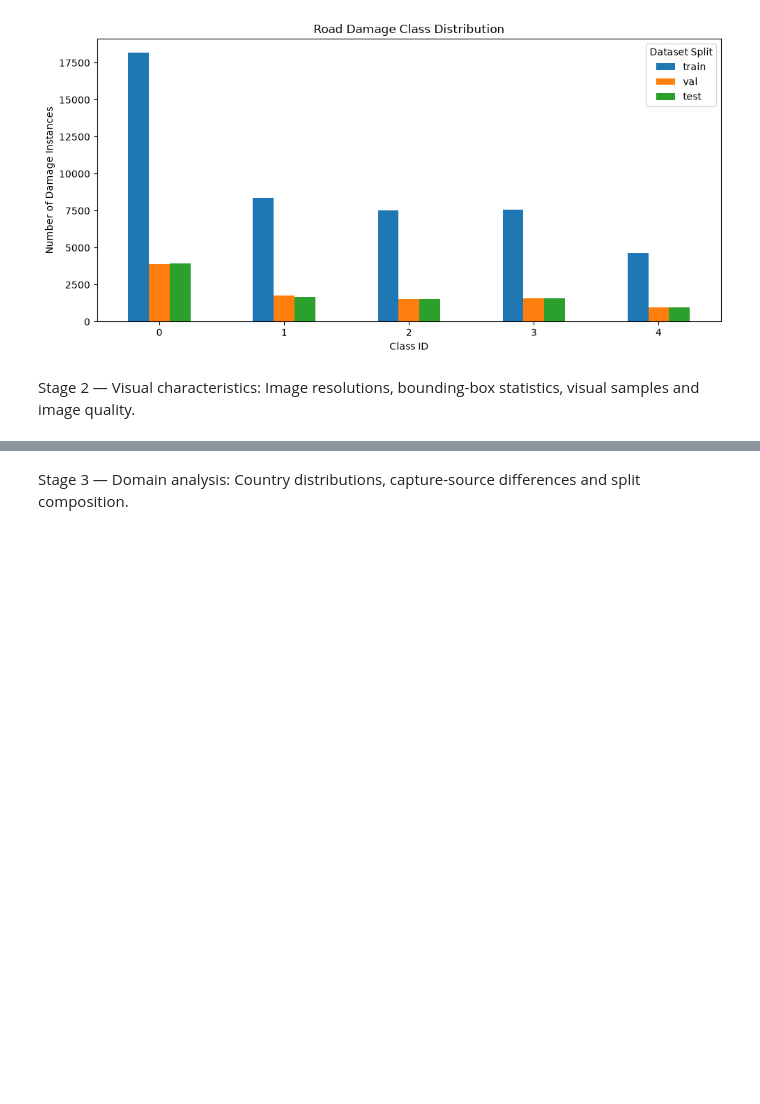
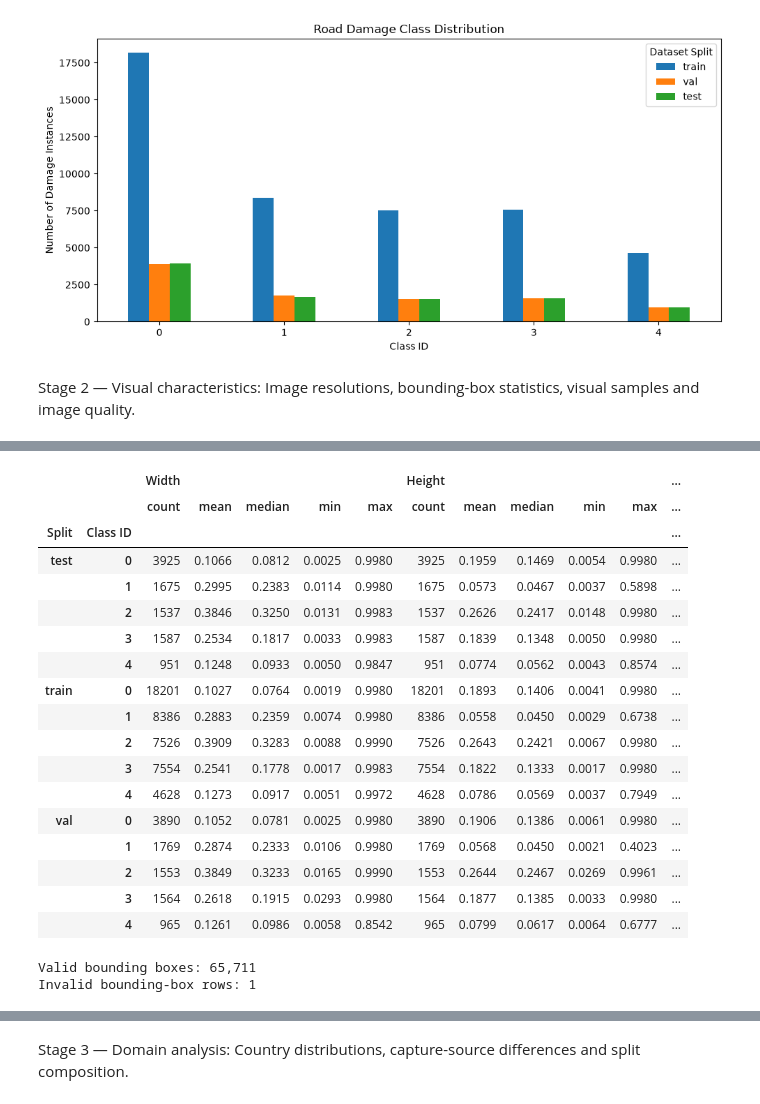
Before and after one commit to dinukadilshan03/RoadLens, a Jupyter notebook: ml/c1/notebooks/data_exploration.ipynb, the cells around one changed output, grey strips where cells are left out. Cells and saved outputs as stored; diff of their text form; code cells hidden in the pictures; blank space fills up the shorter version.

```diff
--- a/ml/c1/notebooks/data_exploration.ipynb
+++ b/ml/c1/notebooks/data_exploration.ipynb
@@ -126,0 +223,51 @@ Image resolutions, bounding-box statistics, visual samples and image quality.
+# %%
+bbox_rows = []
+invalid_annotations = []
+for split in SPLITS:
+    for label_path in sorted((DATASET_PATH / split / "labels").glob("*.txt")):
+        for line_number, line in enumerate(label_path.read_text(encoding="utf-8").splitlines(), 1):
+            parts = line.strip().split()
+            if not parts:
+                continue
+            try:
+                class_id, x_center, y_center, box_width, box_height = map(float, parts[:5])
+            except (ValueError, IndexError):
+                invalid_annotations.append((split, label_path.name, line_number, line))
+                continue
+            if not (0 <= x_center <= 1 and 0 <= y_center <= 1 and 0 < box_width <= 1 and 0 < box_height <= 1):
+                invalid_annotations.append((split, label_path.name, line_number, line))
+                continue
+            bbox_rows.append({
+                "Split": split,
+                "Class ID": int(class_id),
+                "Width": box_width,
+                "Height": box_height,
+                "Area": box_width * box_height,
+                "Image": label_path.stem,
+            })
+
+df_bboxes = pd.DataFrame(bbox_rows)
+display(df_bboxes.groupby(["Split", "Class ID"])[["Width", "Height", "Area"]].agg(["count", "mean", "median", "min", "max"]).round(4))
+print(f"Valid bounding boxes: {len(df_bboxes):,}")
+print(f"Invalid bounding-box rows: {len(invalid_annotations):,}")
+# %% [output]
+|  |  | Width |  |  |  |  | Height |  |  |  |  | ... |
+|  |  | count | mean | median | min | max | count | mean | median | min | max | ... |
+| Split | Class ID |  |  |  |  |  |  |  |  |  |  | ... |
+| test | 0 | 3925 | 0.1066 | 0.0812 | 0.0025 | 0.9980 | 3925 | 0.1959 | 0.1469 | 0.0054 | 0.9980 | ... |
+|  | 1 | 1675 | 0.2995 | 0.2383 | 0.0114 | 0.9980 | 1675 | 0.0573 | 0.0467 | 0.0037 | 0.5898 | ... |
+|  | 2 | 1537 | 0.3846 | 0.3250 | 0.0131 | 0.9983 | 1537 | 0.2626 | 0.2417 | 0.0148 | 0.9980 | ... |
+|  | 3 | 1587 | 0.2534 | 0.1817 | 0.0033 | 0.9983 | 1587 | 0.1839 | 0.1348 | 0.0050 | 0.9980 | ... |
+|  | 4 | 951 | 0.1248 | 0.0933 | 0.0050 | 0.9847 | 951 | 0.0774 | 0.0562 | 0.0043 | 0.8574 | ... |
+| train | 0 | 18201 | 0.1027 | 0.0764 | 0.0019 | 0.9980 | 18201 | 0.1893 | 0.1406 | 0.0041 | 0.9980 | ... |
+|  | 1 | 8386 | 0.2883 | 0.2359 | 0.0074 | 0.9980 | 8386 | 0.0558 | 0.0450 | 0.0029 | 0.6738 | ... |
+|  | 2 | 7526 | 0.3909 | 0.3283 | 0.0088 | 0.9990 | 7526 | 0.2643 | 0.2421 | 0.0067 | 0.9980 | ... |
+|  | 3 | 7554 | 0.2541 | 0.1778 | 0.0017 | 0.9983 | 7554 | 0.1822 | 0.1333 | 0.0017 | 0.9980 | ... |
+|  | 4 | 4628 | 0.1273 | 0.0917 | 0.0051 | 0.9972 | 4628 | 0.0786 | 0.0569 | 0.0037 | 0.7949 | ... |
+| val | 0 | 3890 | 0.1052 | 0.0781 | 0.0025 | 0.9980 | 3890 | 0.1906 | 0.1386 | 0.0061 | 0.9980 | ... |
+|  | 1 | 1769 | 0.2874 | 0.2333 | 0.0106 | 0.9980 | 1769 | 0.0568 | 0.0450 | 0.0021 | 0.4023 | ... |
+|  | 2 | 1553 | 0.3849 | 0.3233 | 0.0165 | 0.9990 | 1553 | 0.2644 | 0.2467 | 0.0269 | 0.9961 | ... |
+|  | 3 | 1564 | 0.2618 | 0.1915 | 0.0293 | 0.9980 | 1564 | 0.1877 | 0.1385 | 0.0033 | 0.9980 | ... |
+|  | 4 | 965 | 0.1261 | 0.0986 | 0.0058 | 0.8542 | 965 | 0.0799 | 0.0617 | 0.0064 | 0.6777 | ... |
+Valid bounding boxes: 65,711
+Invalid bounding-box rows: 1
```
Also changed, not shown: parts of 9 cells of this notebook.
